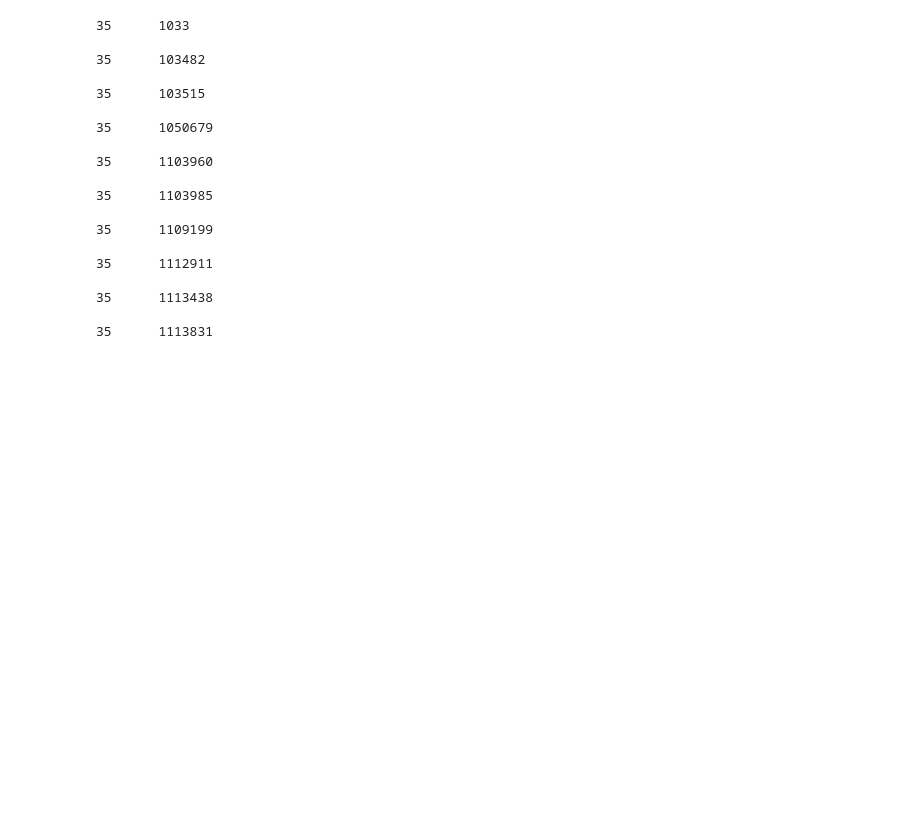
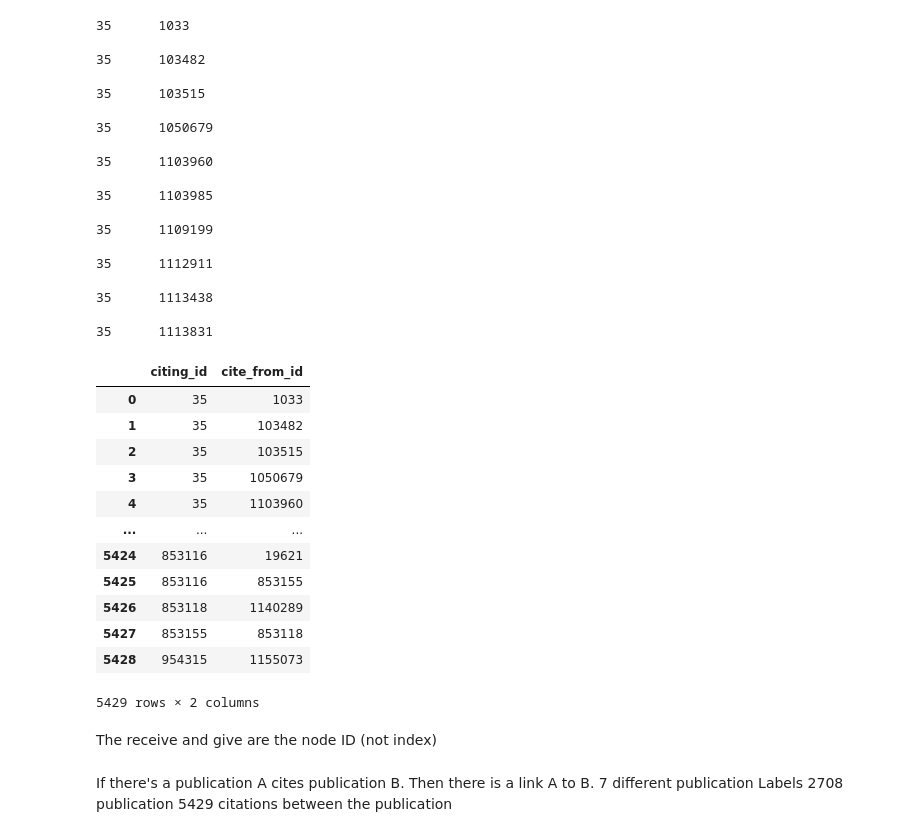
Before and after one commit to CyberExplosion/Deep-Learning-Projects, a Jupyter notebook: P5/dataExploration.ipynb, the cells around one changed output. Saved outputs shown, nothing was run; the diff lists cells and outputs as text; code cells hidden in the pictures; blank space fills up the shorter version.

```diff
--- a/P5/dataExploration.ipynb
+++ b/P5/dataExploration.ipynb
@@ -74,3 +84,28 @@ with open(f'./data/cora/link', mode='r') as file2:
 35      1113438
 
 35      1113831
+# %%
+linkPd = pd.read_csv('./data/cora/link', delim_whitespace=True, header=None)
+linkPd.rename(columns={0:'citing_id', 1:'cite_from_id'}, inplace=True)
+linkPd
+# %% [output]
+|  | citing_id | cite_from_id |
+| 0 | 35 | 1033 |
+| 1 | 35 | 103482 |
+| 2 | 35 | 103515 |
+| 3 | 35 | 1050679 |
+| 4 | 35 | 1103960 |
+| ... | ... | ... |
+| 5424 | 853116 | 19621 |
+| 5425 | 853116 | 853155 |
+| 5426 | 853118 | 1140289 |
+| 5427 | 853155 | 853118 |
+| 5428 | 954315 | 1155073 |
+5429 rows × 2 columns
+# %% [markdown]
+The receive and give are the node ID (not index)
+# %% [markdown]
+If there's a publication A cites publication B. Then there is a link A to B.
+7 different publication Labels
+2708 publication
+5429 citations between the publication
```
Also changed, not shown: parts of 3 cells of this notebook, 4 other files.
